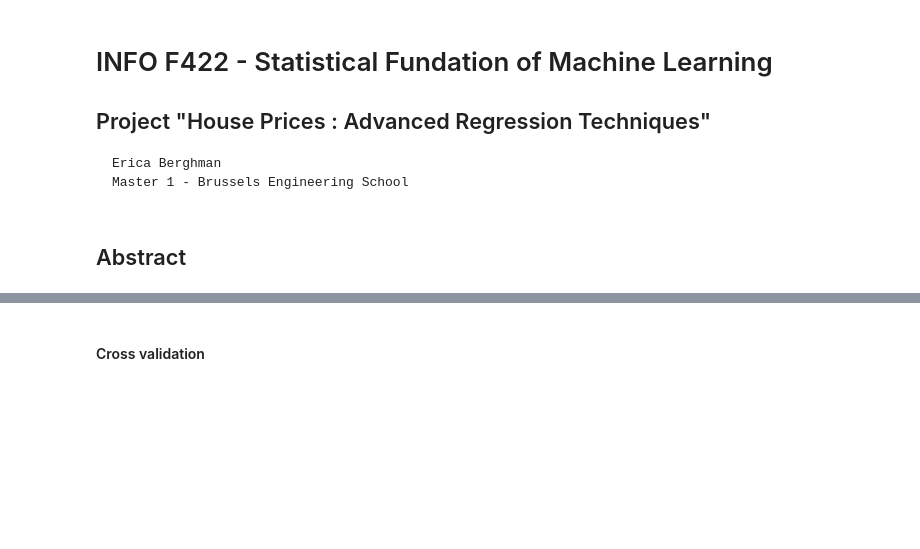
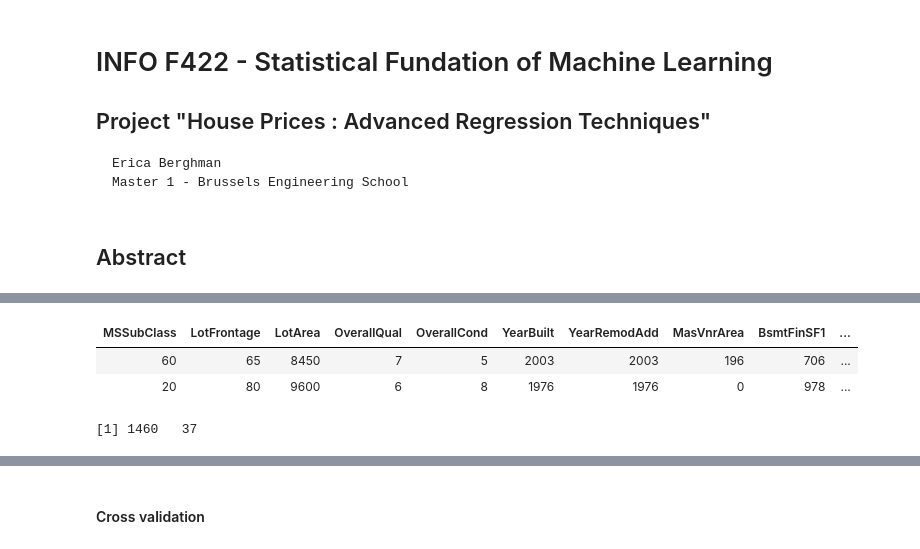
Before and after one commit to BBberghman/INFOF422-Kaggle, a Jupyter notebook: INFOF422_BerghmanErica.ipynb, the cells around one changed output, grey strips where cells are left out. Saved outputs shown, nothing was run; the diff lists cells and outputs as text; code cells hidden in the pictures; blank space fills up the shorter version.

```diff
--- a/INFOF422_BerghmanErica.ipynb
+++ b/INFOF422_BerghmanErica.ipynb
@@ -57,6 +8,0 @@ In order to get a model, the data must be preprocessed. Firstly we read the data
-# %%
-data.sample<-data.sample[sample(nrow(data.sample),dataSample),]
-if (print) {
-    dim(data.sample)
-    data.sample[1:2,]
-}
@@ -71,5 +8,0 @@ The categorical (factor) criterias are removed.
-# %%
-factor_variables <- which(sapply(data.sample[1,],class)=="factor")
-data.sample.nofactor <- data.sample[,-factor_variables]
-data.sample.factor <- data.sample[,factor_variables]
-if (print) dim(data.sample.nofactor) #summary(data.sample.factor)
@@ -80,5 +8,0 @@ Some of them are then added. (TODO justification)
-# %%
-variable_to_keep<-c("Neighborhood","HouseStyle","GarageType","CentralAir", "Street", "LotShape")
-data_factor_onehot <- dummy.data.frame(data.sample.factor[,variable_to_keep], sep="_")
-data.nofactor.extended<-cbind(data.sample.nofactor,data_factor_onehot)
-dim(data.nofactor.extended)
@@ -108,11 +8,0 @@ The criterias that are redundant (linear combination of others criterias and cor
-# %%
-#library(caret)
-
-#linearCombo.idx <- findLinearCombos(data_preprocessed)$remove
-#if (!is.null(linearCombo.idx)) data_preprocessed<-data_preprocessed[,-linearCombo.idx]
-
-correlation.matrix <- cor(data_preprocessed)
-correlation.matrix[upper.tri(correlation.matrix)] <- 0
-diag(correlation.matrix) <- 0
-data.uncorrelated <- data_preprocessed[,!apply(correlation.matrix,2,function(x) any(abs(x) > 0.99))]
-if (print) dim(data.uncorrelated)
@@ -321,0 +35,11 @@ print(paste("Empirical error=",round(empirical_error,digits=4)))
+# %%
+source("functions/dataRead.R")
+data <- data.type("input/train.csv")
+data$numeric <- data$numeric[,2:38]
+data$numeric[1:2,]
+dim(data$numeric)
+# %% [output]
+| MSSubClass | LotFrontage | LotArea | OverallQual | OverallCond | YearBuilt | YearRemodAdd | MasVnrArea | BsmtFinSF1 | ... |
+| 60 | 65 | 8450 | 7 | 5 | 2003 | 2003 | 196 | 706 | ... |
+| 20 | 80 | 9600 | 6 | 8 | 1976 | 1976 | 0 | 978 | ... |
+[1] 1460   37
```
Also changed, not shown: parts of 130 cells of this notebook, 7 other files.
